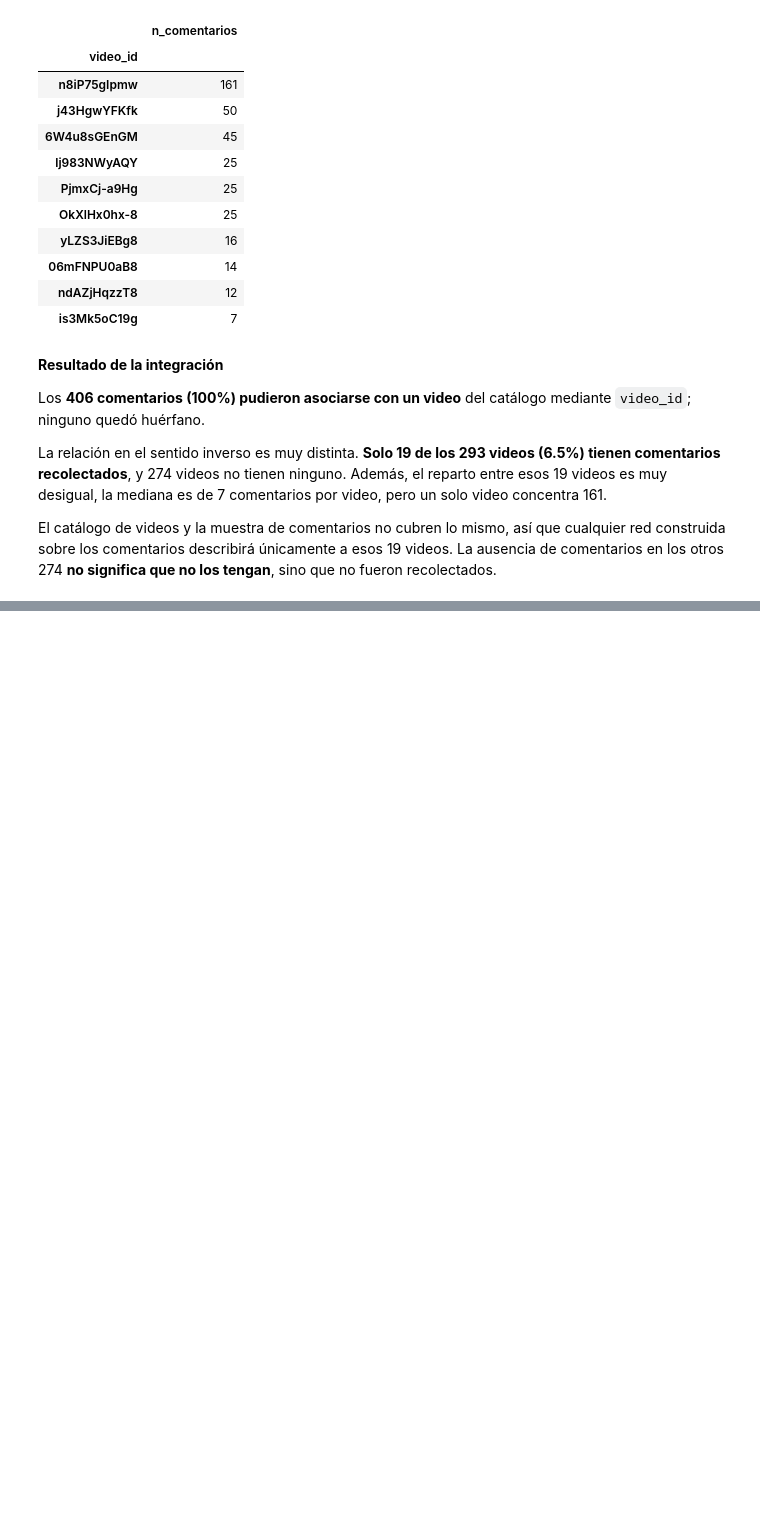
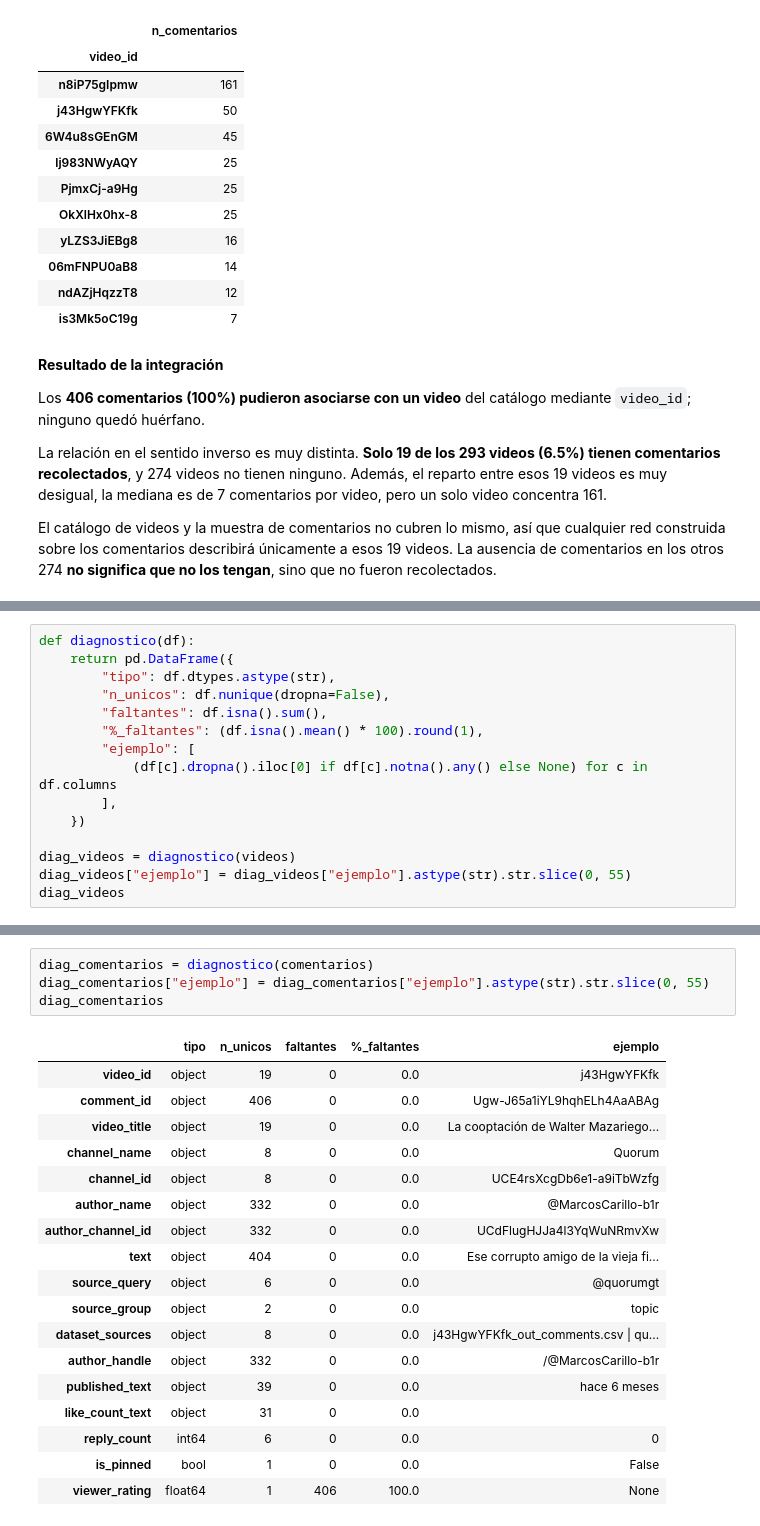
Before and after one commit to Tunchxz/CC3084-Laboratorio-6, a Jupyter notebook: notebooks/01_carga_y_limpieza.ipynb, the cells around one changed output, grey strips where cells are left out. Cells and saved outputs as stored; diff of their text form; blank space fills up the shorter version.

```diff
--- a/notebooks/01_carga_y_limpieza.ipynb
+++ b/notebooks/01_carga_y_limpieza.ipynb
@@ -321,0 +328,15 @@ El catálogo de videos y la muestra de comentarios no cubren lo mismo, así que
+# %%
+def diagnostico(df):
+    return pd.DataFrame({
+        "tipo": df.dtypes.astype(str),
+        "n_unicos": df.nunique(dropna=False),
+        "faltantes": df.isna().sum(),
+        "%_faltantes": (df.isna().mean() * 100).round(1),
+        "ejemplo": [
+            (df[c].dropna().iloc[0] if df[c].notna().any() else None) for c in df.columns
+        ],
+    })
+
+diag_videos = diagnostico(videos)
+diag_videos["ejemplo"] = diag_videos["ejemplo"].astype(str).str.slice(0, 55)
+diag_videos
@@ -321,0 +361,23 @@ El catálogo de videos y la muestra de comentarios no cubren lo mismo, así que
+# %%
+diag_comentarios = diagnostico(comentarios)
+diag_comentarios["ejemplo"] = diag_comentarios["ejemplo"].astype(str).str.slice(0, 55)
+diag_comentarios
+# %% [output]
+|  | tipo | n_unicos | faltantes | %_faltantes | ejemplo |
+| video_id | object | 19 | 0 | 0.0 | j43HgwYFKfk |
+| comment_id | object | 406 | 0 | 0.0 | Ugw-J65a1iYL9hqhELh4AaABAg |
+| video_title | object | 19 | 0 | 0.0 | La cooptación de Walter Mazariego... |
+| channel_name | object | 8 | 0 | 0.0 | Quorum |
+| channel_id | object | 8 | 0 | 0.0 | UCE4rsXcgDb6e1-a9iTbWzfg |
+| author_name | object | 332 | 0 | 0.0 | @MarcosCarillo-b1r |
+| author_channel_id | object | 332 | 0 | 0.0 | UCdFlugHJJa4l3YqWuNRmvXw |
+| text | object | 404 | 0 | 0.0 | Ese corrupto amigo de la vieja fi... |
+| source_query | object | 6 | 0 | 0.0 | @quorumgt |
+| source_group | object | 2 | 0 | 0.0 | topic |
+| dataset_sources | object | 8 | 0 | 0.0 | j43HgwYFKfk_out_comments.csv | qu... |
+| author_handle | object | 332 | 0 | 0.0 | /@MarcosCarillo-b1r |
+| published_text | object | 39 | 0 | 0.0 | hace 6 meses |
+| like_count_text | object | 31 | 0 | 0.0 |  |
+| reply_count | int64 | 6 | 0 | 0.0 | 0 |
+| is_pinned | bool | 1 | 0 | 0.0 | False |
+| viewer_rating | float64 | 1 | 406 | 100.0 | None |
```
Also changed, not shown: parts of 39 cells of this notebook.
